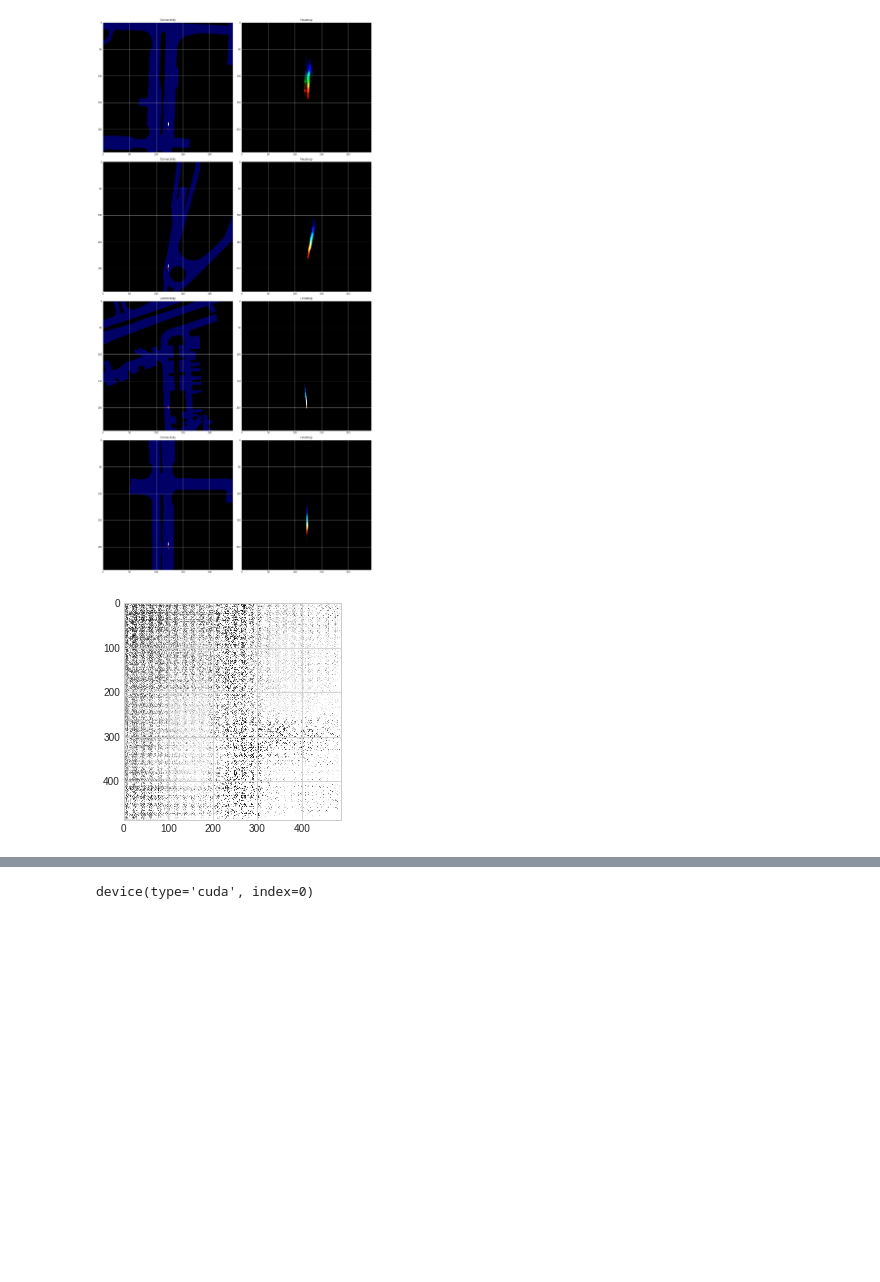
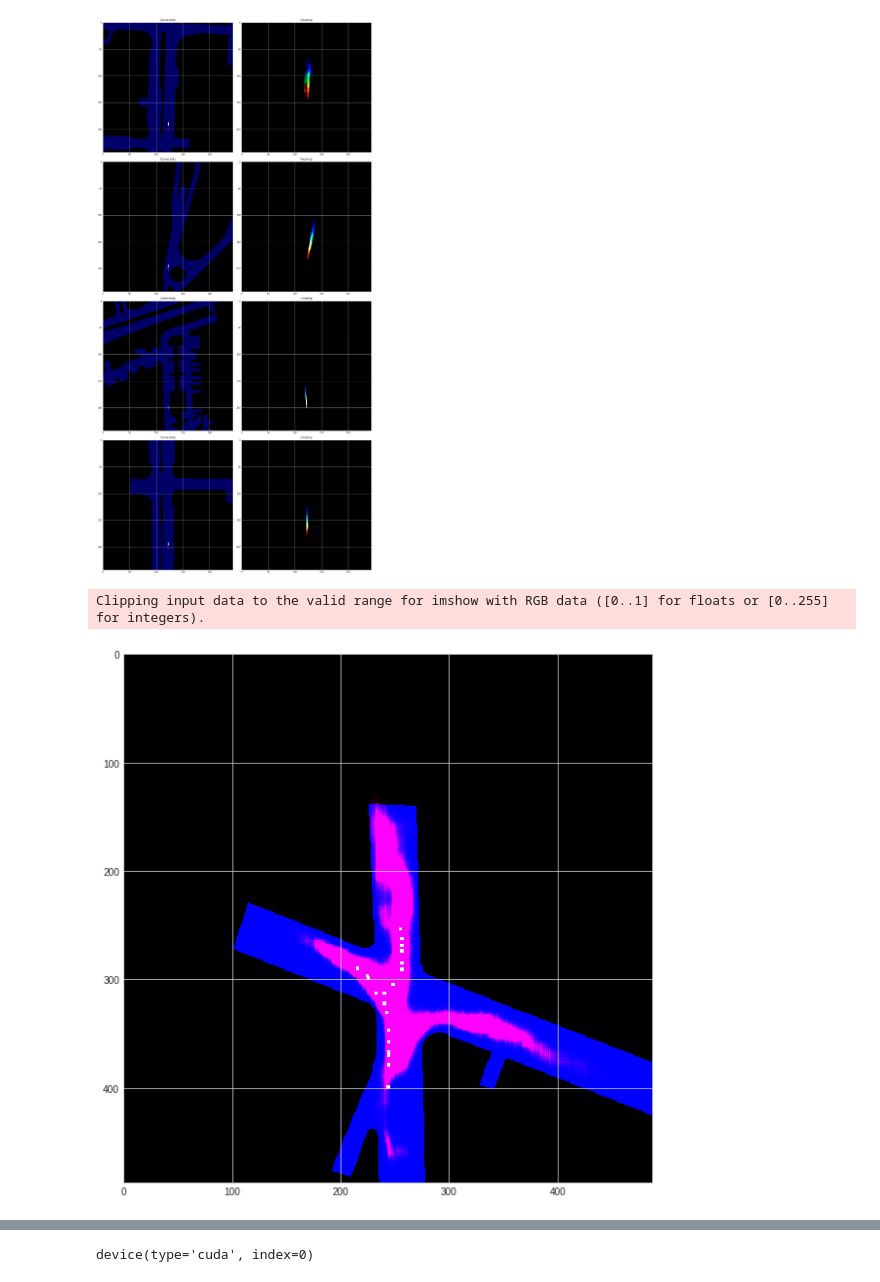
Before and after one commit to tudelft-iv-students/offline-tracking-with-object-permanence, a Jupyter notebook: test.ipynb, the cells around one changed output, grey strips where cells are left out. Saved outputs shown, nothing was run; the diff lists cells and outputs as text; code cells hidden in the pictures; blank space fills up the shorter version.

```diff
--- a/test.ipynb
+++ b/test.ipynb
@@ -135,0 +383,10 @@ else:
+# %%
+
+# att_op[torch.isnan(att_op)]=0
+# Concatenate with original node encodings and 1x1 conv
+lane_node_enc = self.leaky_relu(self.mix(torch.cat((lane_node_enc, att_op), dim=2)))
+
+# GAT layers
+adj_mat = self.build_adj_mat(inputs['map_representation']['s_next'], inputs['map_representation']['edge_type'])
+for gat_layer in self.gat:
+    lane_node_enc += gat_layer(lane_node_enc, adj_mat)
@@ -832,11 +1315,22 @@ plt.show()
 # plt.imshow(mask[idx])
 # plt.show()
 # gt_map.shape
-# %%
-predictions['pred'].clone().detach()[1,-1].shape
-
-plt.imshow(predictions['pred'].clone().detach()[0,-1].cpu())
-plt.show()
-# %% [output]
-[figure, removed]
+# %%
+idx=1
+fde_sampler=trainer.model.decoder.endpoint_sampler
+endpoints,_ = fde_sampler(predictions['pred'])
+endpoints=endpoints.long()
+mask_map=predictions['mask'].unsqueeze(1).clone().detach().float()
+prob=predictions['pred'][:,-1].clone().detach().unsqueeze(1)*255
+heatmap=torch.cat((prob,torch.zeros_like(prob),mask_map*10),dim=1)
+origin=torch.round(trainer.losses[0].compensation).int()
+heatmap[:,:,origin[0]-2:origin[0]+2,origin[1]-2:origin[1]+2]=20
+for point in endpoints[idx]:
+    heatmap[:,:,point[0]-1:point[0]+2,point[1]-1:point[1]+2]=60
+plt.figure(figsize = (10,10))
+plt.imshow(heatmap[idx].permute(1,2,0).cpu())
+plt.show()
+# %% [output]
+Clipping input data to the valid range for imshow with RGB data ([0..1] for floats or [0..255] for integers).
+[figure, added]
 # %%
```
Also changed, not shown: parts of 82 cells of this notebook, 38 other files.
